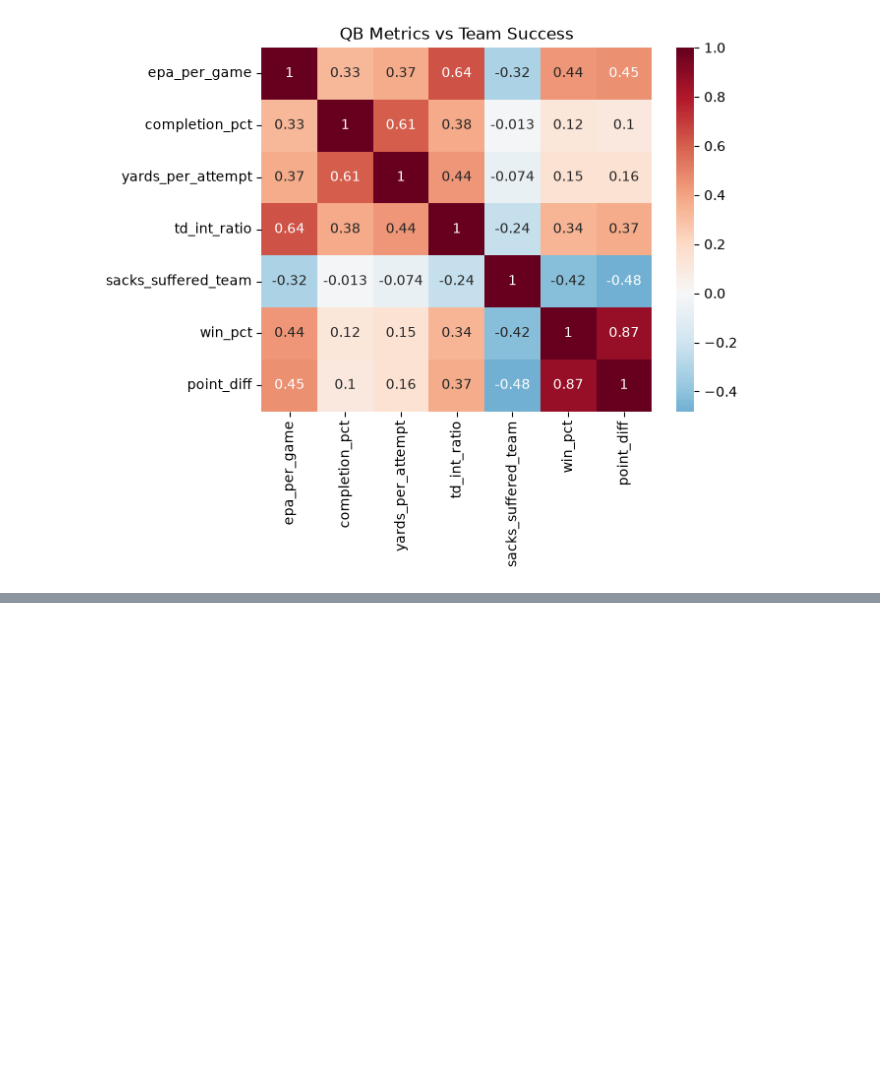
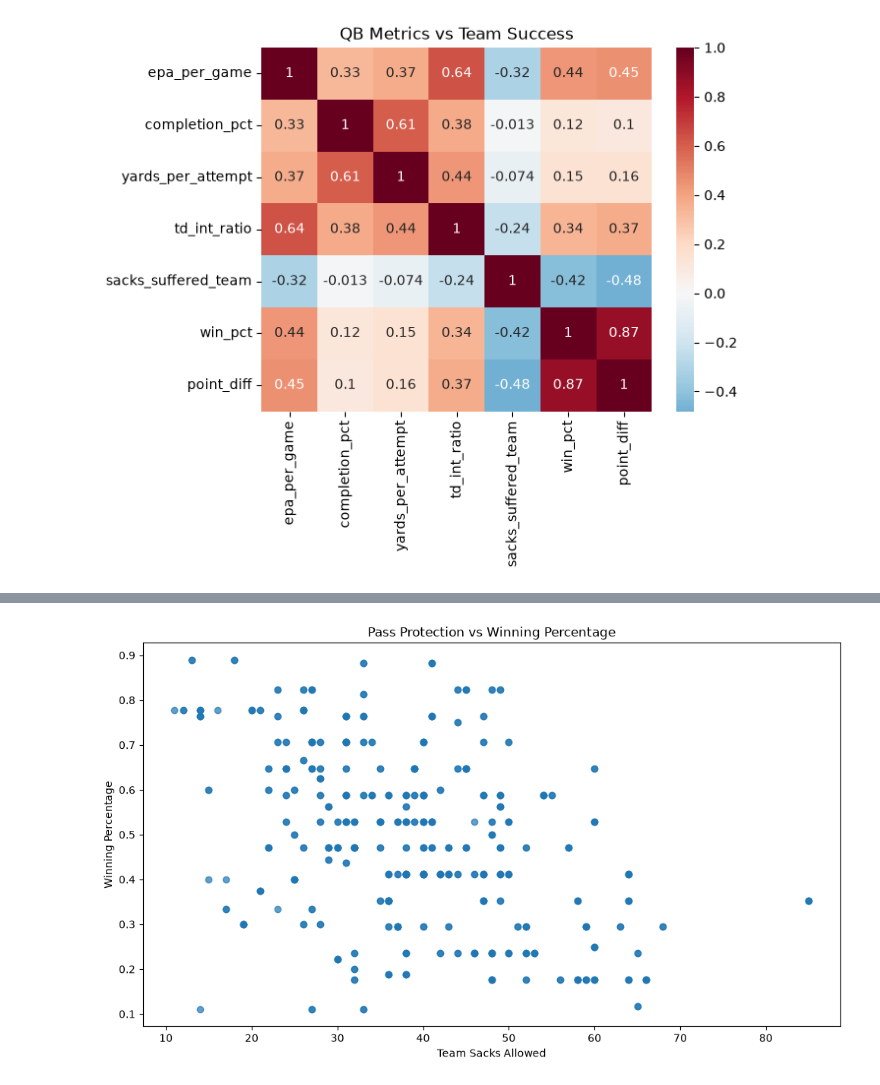
Before and after one commit to dhay2003/quarterback-impact-analysis, a Jupyter notebook: notebooks/qb_multi_season_analysis.ipynb, the cells around one changed output, grey strips where cells are left out. Drawn from its saved outputs; the diff is of its cells as text; code cells hidden in the pictures; blank space fills up the shorter version.

```diff
--- a/notebooks/qb_multi_season_analysis.ipynb
+++ b/notebooks/qb_multi_season_analysis.ipynb
@@ -953,0 +979,23 @@ plt.show()
+# %%
+plt.figure(figsize=(10,6))
+
+plt.scatter(
+    master_df["sacks_suffered_team"],
+    master_df["win_pct"],
+    alpha=0.7
+)
+
+plt.xlabel("Team Sacks Allowed")
+plt.ylabel("Winning Percentage")
+plt.title("Pass Protection vs Winning Percentage")
+
+plt.tight_layout()
+
+plt.savefig(
+    "../visualizations/protection_vs_win_pct.png",
+    bbox_inches="tight"
+)
+
+plt.show()
+# %% [output]
+[figure, added]
```
Also changed, not shown: parts of 8 cells of this notebook, 4 other files.
